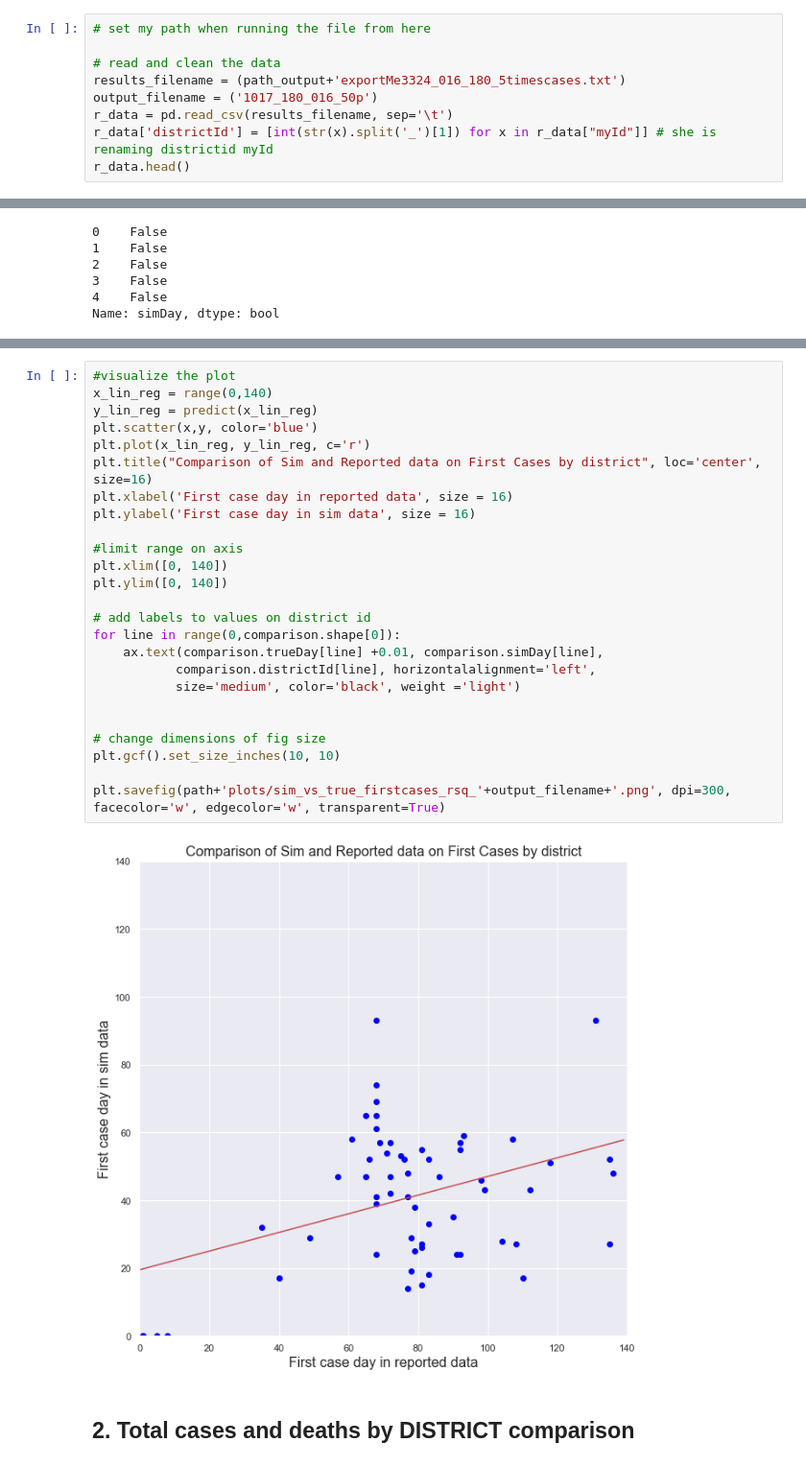
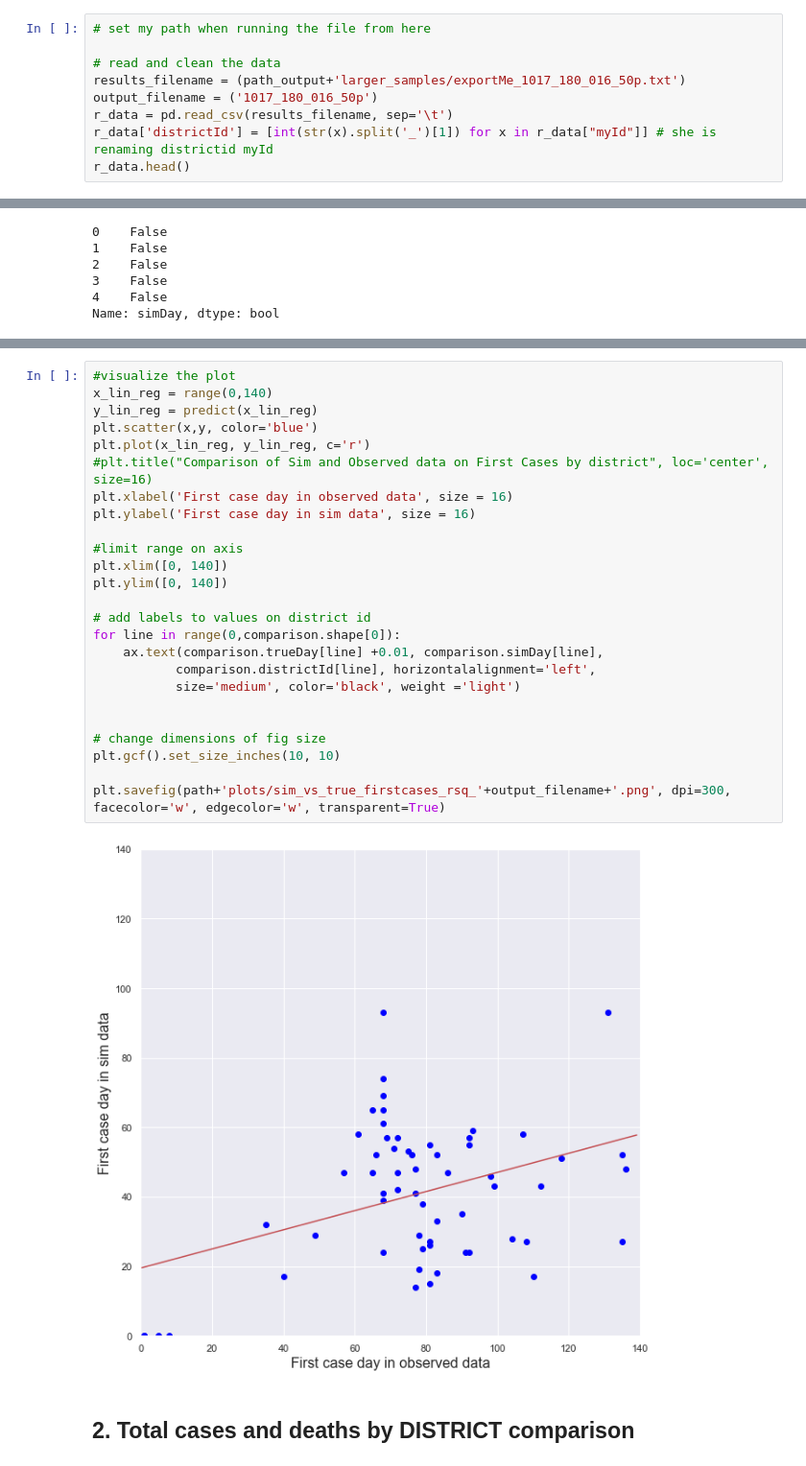
Before and after one commit to dime-worldbank/Disease-Modelling-SSA, a Jupyter notebook: notebooks/Comparisons_on_single_run_sa_v3.ipynb, the cells around one changed output, grey strips where cells are left out. Shown at 96% size. Saved outputs shown, nothing was run; the diff lists cells and outputs as text.

```diff
--- a/notebooks/Comparisons_on_single_run_sa_v3.ipynb
+++ b/notebooks/Comparisons_on_single_run_sa_v3.ipynb
@@ -53,7 +53,7 @@ Please note that it is TAB DELIMITED - if your data is not, then you will need t
 # set my path when running the file from here
 
 # read and clean the data
-results_filename = (path_output+'exportMe3324_016_180_5timescases.txt')
+results_filename = (path_output+'larger_samples/exportMe_1017_180_016_50p.txt')
 output_filename = ('1017_180_016_50p')
 r_data = pd.read_csv(results_filename, sep='\t')
 r_data['districtId'] = [int(str(x).split('_')[1]) for x in r_data["myId"]] # she is renaming districtid myId
@@ -170,30 +170,30 @@ r2_score(y, predict(x))
 # %%
 #visualize the plot
 x_lin_reg = range(0,140)
 y_lin_reg = predict(x_lin_reg)
 plt.scatter(x,y, color='blue')
 plt.plot(x_lin_reg, y_lin_reg, c='r')
-plt.title("Comparison of Sim and Reported data on First Cases by district", loc='center', size=16)
-plt.xlabel('First case day in reported data', size = 16)
+#plt.title("Comparison of Sim and Observed data on First Cases by district", loc='center', size=16)
+plt.xlabel('First case day in observed data', size = 16)
 plt.ylabel('First case day in sim data', size = 16)
 
 #limit range on axis
 plt.xlim([0, 140])
 plt.ylim([0, 140])
 
 # add labels to values on district id
 for line in range(0,comparison.shape[0]):
     ax.text(comparison.trueDay[line] +0.01, comparison.simDay[line],
            comparison.districtId[line], horizontalalignment='left',
            size='medium', color='black', weight ='light')
 
 
 # change dimensions of fig size
 plt.gcf().set_size_inches(10, 10)
 
 plt.savefig(path+'plots/sim_vs_true_firstcases_rsq_'+output_filename+'.png', dpi=300,  facecolor='w', edgecolor='w', transparent=True)
 # %% [output]
-[figure, old version]
+[figure, new version]
 # %% [markdown]
 ## 2. Total cases and deaths by DISTRICT comparison
 # %%
```
Also changed, not shown: parts of 7 cells of this notebook, 4 other files.
